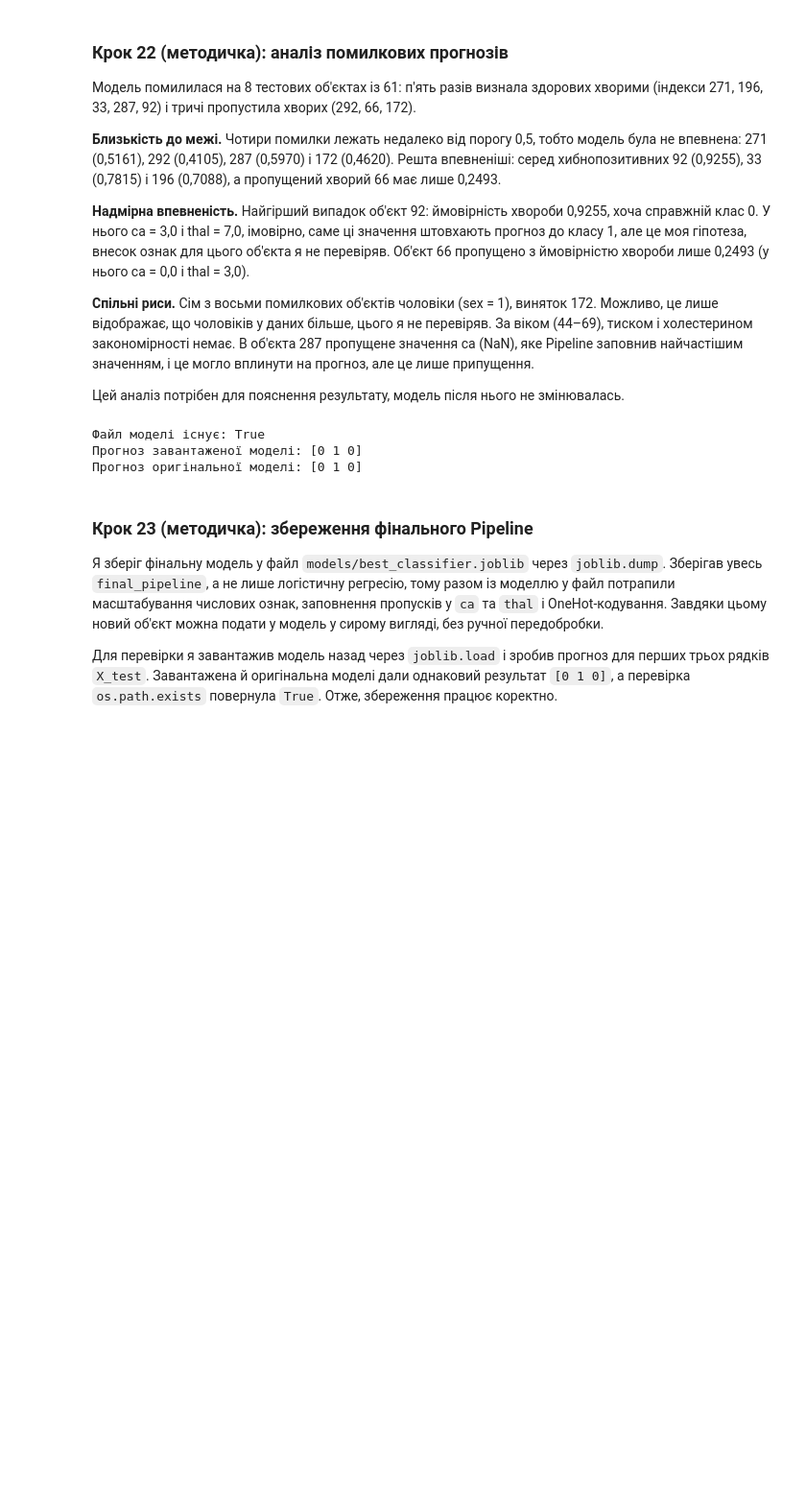
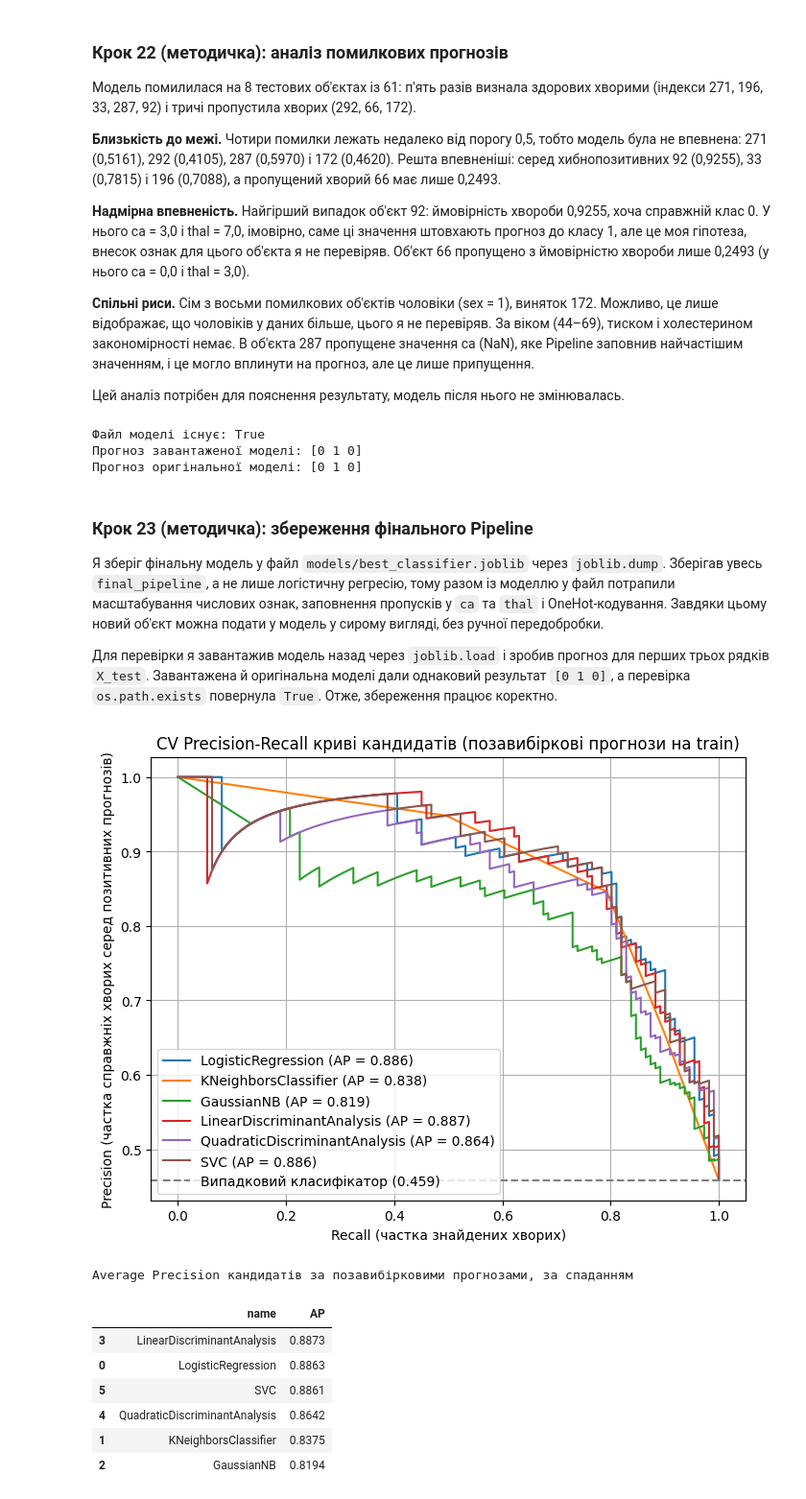
Before and after one commit to Anton-maxi/pattern-recognition-practice, a Jupyter notebook: classification-mini-project/notebooks/PR04_Zboryk_Anton.ipynb, the cells around one changed output. Shown at 96% size. Saved outputs shown, nothing was run; the diff lists cells and outputs as text; code cells hidden in the pictures; blank space fills up the shorter version.

Commit message:
Added extra analysis: PR curves, errors, calibration, nested CV

```diff
--- a/classification-mini-project/notebooks/PR04_Zboryk_Anton.ipynb
+++ b/classification-mini-project/notebooks/PR04_Zboryk_Anton.ipynb
@@ -1671,3 +1671,45 @@ print("Прогноз оригінальної моделі:", original_predicti
 Я зберіг фінальну модель у файл `models/best_classifier.joblib` через `joblib.dump`. Зберігав увесь `final_pipeline`, а не лише логістичну регресію, тому разом із моделлю у файл потрапили масштабування числових ознак, заповнення пропусків у `ca` та `thal` і OneHot-кодування. Завдяки цьому новий об'єкт можна подати у модель у сирому вигляді, без ручної передобробки.
 
 Для перевірки я завантажив модель назад через `joblib.load` і зробив прогноз для перших трьох рядків `X_test`. Завантажена й оригінальна моделі дали однаковий результат `[0 1 0]`, а перевірка `os.path.exists` повернула `True`. Отже, збереження працює коректно.
+# %%
+# Додаткове ПР7, завдання 1: Precision-Recall криві кандидатів (за позавибірковими прогнозами на train)
+from sklearn.metrics import precision_recall_curve
+from sklearn.metrics import average_precision_score
+
+res_oof_ap = []
+
+plt.figure(figsize=(8, 6))
+
+# Оцінки кожного кандидата вже лежать у df_models_all (стовпець = модель)
+for model_name in df_models_all.columns:
+    precision, recall, _ = precision_recall_curve(y_train, df_models_all[model_name])
+    ap_value = average_precision_score(y_train, df_models_all[model_name])
+
+    plt.plot(recall, precision, label=f"{model_name} (AP = {ap_value:.3f})")
+    res_oof_ap.append({"name": model_name, "AP": ap_value})
+
+df_oof_ap = pd.DataFrame(res_oof_ap)
+
+# Базова лінія: частка хворих у train (так виглядає випадковий класифікатор)
+baseline_ap = y_train.mean()
+plt.axhline(baseline_ap, linestyle="--", color="gray", label=f"Випадковий класифікатор ({baseline_ap:.3f})")
+
+plt.xlabel("Recall (частка знайдених хворих)")
+plt.ylabel("Precision (частка справжніх хворих серед позитивних прогнозів)")
+plt.title("CV Precision-Recall криві кандидатів (позавибіркові прогнози на train)")
+plt.grid(True)
+plt.legend(loc="lower left")
+plt.show()
+
+print("Average Precision кандидатів за позавибірковими прогнозами, за спаданням")
+display(df_oof_ap.sort_values("AP", ascending=False).round(4))
+# %% [output]
+[figure, added]
+Average Precision кандидатів за позавибірковими прогнозами, за спаданням
+|  | name | AP |
+| 3 | LinearDiscriminantAnalysis | 0.8873 |
+| 0 | LogisticRegression | 0.8863 |
+| 5 | SVC | 0.8861 |
+| 4 | QuadraticDiscriminantAnalysis | 0.8642 |
+| 1 | KNeighborsClassifier | 0.8375 |
+| 2 | GaussianNB | 0.8194 |
```
Also changed, not shown: parts of 12 cells of this notebook.
